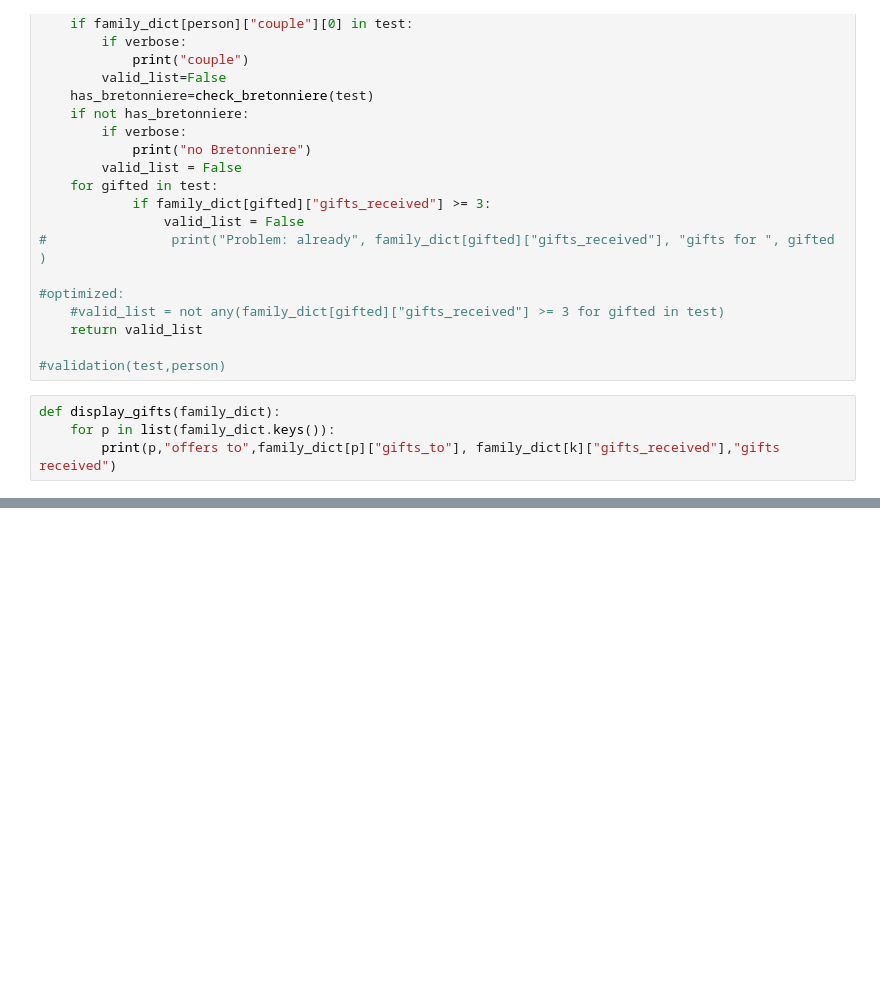
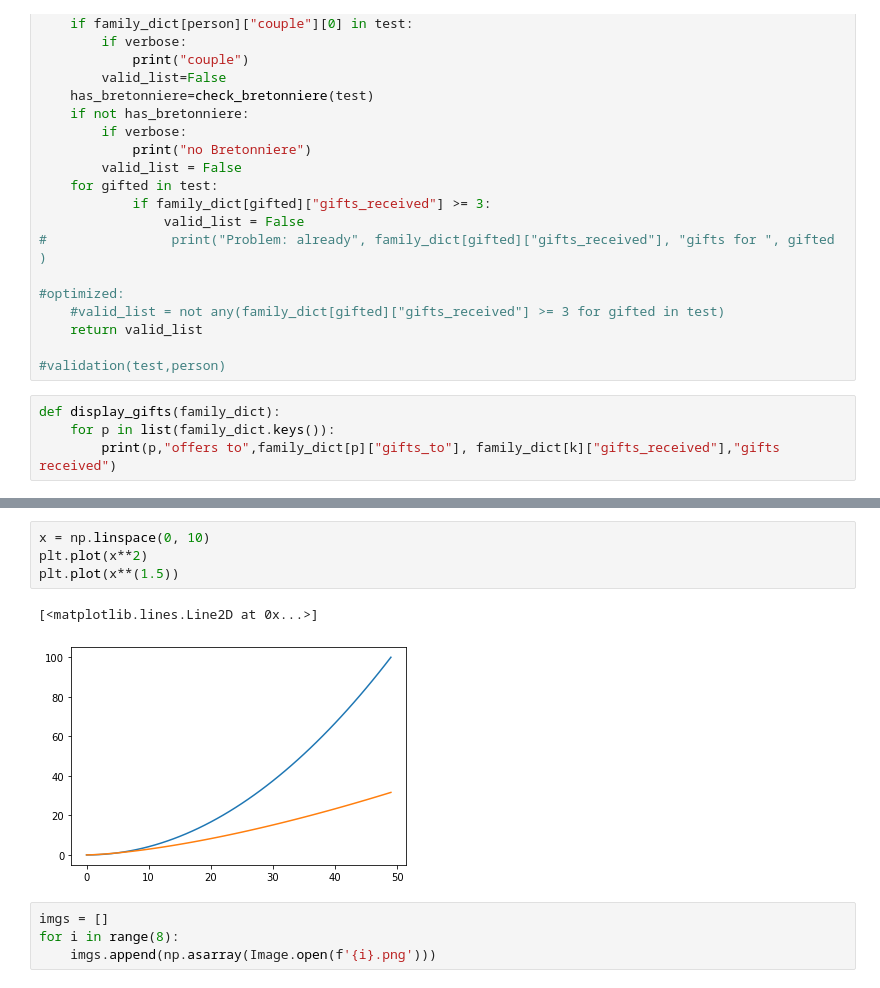
Before and after one commit to pabreto/secret_santa, a Jupyter notebook: secret_santa.ipynb, the cells around one changed output, grey strips where cells are left out. Cells and saved outputs as stored; diff of their text form; blank space fills up the shorter version.

```diff
--- a/secret_santa.ipynb
+++ b/secret_santa.ipynb
@@ -125,0 +139,11 @@ Hubert offers to ['AL', 'Arnaud', 'Claire'] 3 gifts received
+# %%
+x = np.linspace(0, 10)
+plt.plot(x**2)
+plt.plot(x**(1.5))
+# %% [output]
+[<matplotlib.lines.Line2D at 0x...>]
+[figure, added]
+# %%
+imgs = []
+for i in range(8):
+    imgs.append(np.asarray(Image.open(f'{i}.png')))
```
Also changed, not shown: parts of 8 cells of this notebook, 1 other file.
